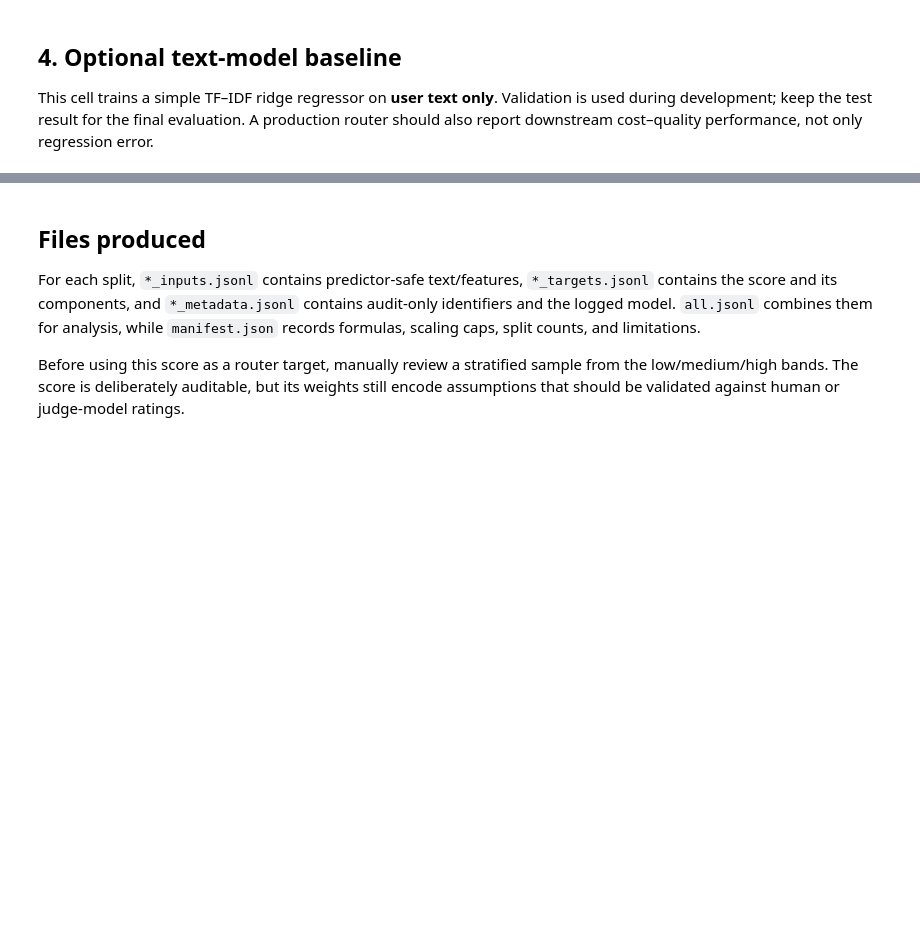
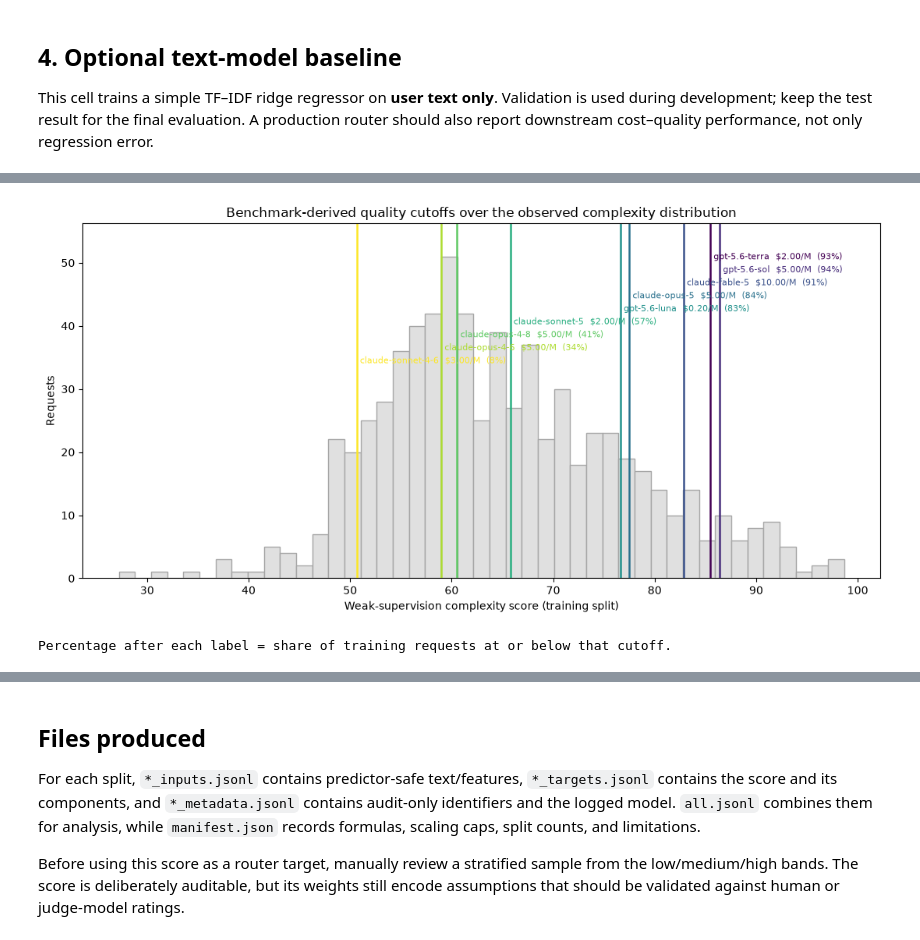
Before and after one commit to CL1nu5/munich-ehl-2026, a Jupyter notebook: notebooks/complexity_pipeline.ipynb, the cells around one changed output, grey strips where cells are left out. Cells and saved outputs as stored; diff of their text form; code cells hidden in the pictures; blank space fills up the shorter version.

```diff
--- a/notebooks/complexity_pipeline.ipynb
+++ b/notebooks/complexity_pipeline.ipynb
@@ -180,0 +409,38 @@ else:
+# %%
+try:
+    import matplotlib.pyplot as plt
+except ImportError:
+    print('Install matplotlib to display the cutoff chart.')
+    for entry in catalog['models']:
+        share = sum(1 for s in train_scores if s <= entry['complexity_cutoff']) / len(train_scores)
+        print(f"  {entry['model_id']:<20} cutoff {entry['complexity_cutoff']:>6.2f}"
+              f"   trusted with {share:>6.1%} of training requests")
+else:
+    fig, ax = plt.subplots(figsize=(11, 5.5))
+    ax.hist(train_scores, bins=45, color='0.88', edgecolor='0.65', label='training requests')
+    top = ax.get_ylim()[1]
+    ax.set_ylim(0, top * 1.05)
+    colours = plt.cm.viridis(
+        [i / max(len(catalog['models']) - 1, 1) for i in range(len(catalog['models']))])
+
+    for position, (colour, entry) in enumerate(zip(colours, catalog['models'])):
+        share = sum(1 for s in train_scores
+                    if s <= entry['complexity_cutoff']) / len(train_scores)
+        ax.axvline(entry['complexity_cutoff'], color=colour, linewidth=1.8)
+        ax.annotate(
+            f"{entry['model_id']}  ${entry['price_in_per_mtok']:.2f}/M  ({share:.0%})",
+            xy=(entry['complexity_cutoff'], top),
+            xytext=(3, -11 - 12 * position), textcoords='offset points',
+            fontsize=8, color=colour, va='top',
+        )
+
+    ax.set_xlabel('Weak-supervision complexity score (training split)')
+    ax.set_ylabel('Requests')
+    ax.set_title('Benchmark-derived quality cutoffs over the observed complexity distribution')
+    plt.tight_layout()
+    plt.show()
+
+    print('Percentage after each label = share of training requests at or below that cutoff.')
+# %% [output]
+[figure, added]
+Percentage after each label = share of training requests at or below that cutoff.
```
Also changed, not shown: parts of 19 cells of this notebook, 3 other files.
